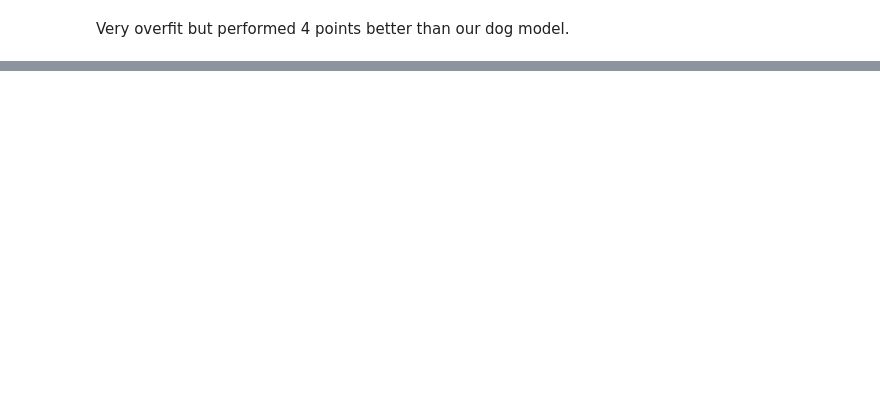
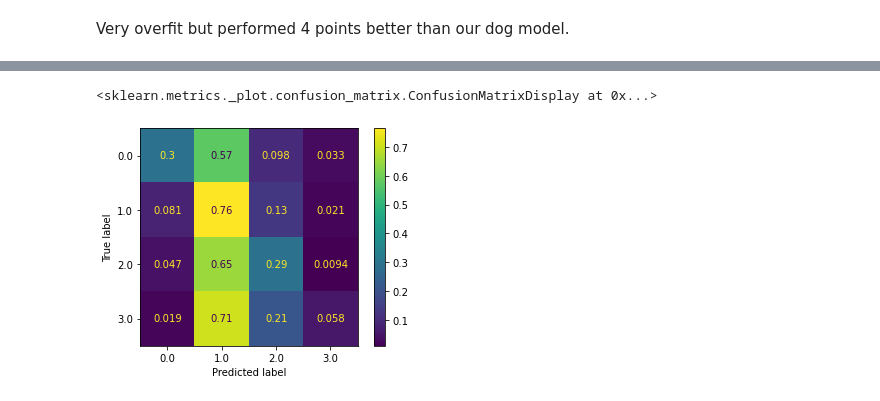
Before and after one commit to wharr1203/BloomingtonPetAdoption, a Jupyter notebook: Main Notebook.ipynb, the cells around one changed output, grey strips where cells are left out. Drawn from its saved outputs; the diff is of its cells as text; code cells hidden in the pictures; blank space fills up the shorter version.

```diff
--- a/Main Notebook.ipynb
+++ b/Main Notebook.ipynb
@@ -457,0 +601,5 @@ plot_confusion_matrix(cat_dt_simple_model, X_test_cat, y_test_cat, normalize='tr
+# %%
+cat_forest_model = Pipeline(steps=[
+    ('preprocessor', preprocessor_cat),
+    ('classifier', RandomForestClassifier())
+])
@@ -457,0 +613,2 @@ plot_confusion_matrix(cat_dt_simple_model, X_test_cat, y_test_cat, normalize='tr
+# %%
+cat_forest_model.fit(X_train_cat, y_train_cat)
@@ -457,0 +630,5 @@ plot_confusion_matrix(cat_dt_simple_model, X_test_cat, y_test_cat, normalize='tr
+# %%
+plot_confusion_matrix(cat_forest_model, X_test_cat, y_test_cat, normalize='true')
+# %% [output]
+<sklearn.metrics._plot.confusion_matrix.ConfusionMatrixDisplay at 0x...>
+[figure, added]
```
Also changed, not shown: parts of 40 cells of this notebook.
